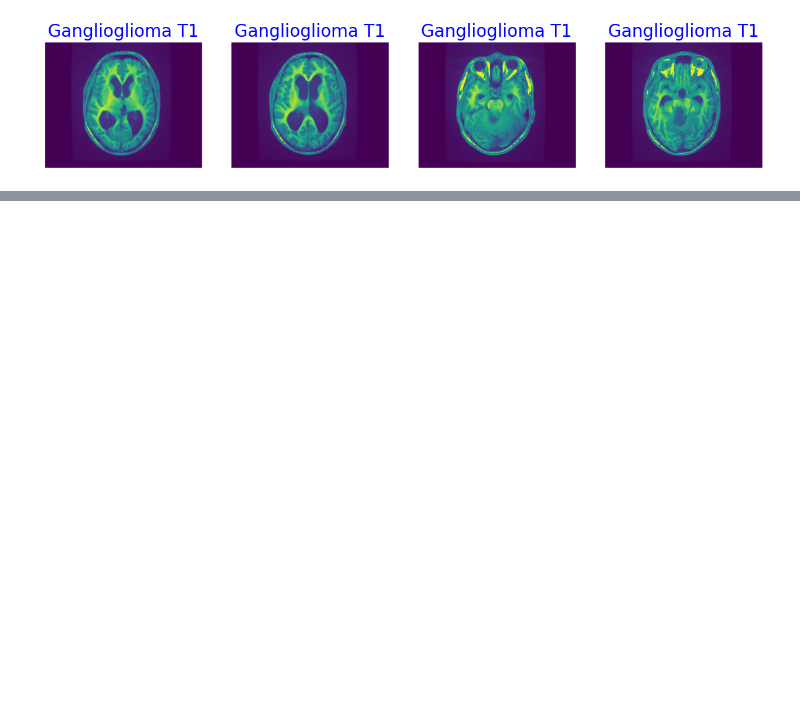
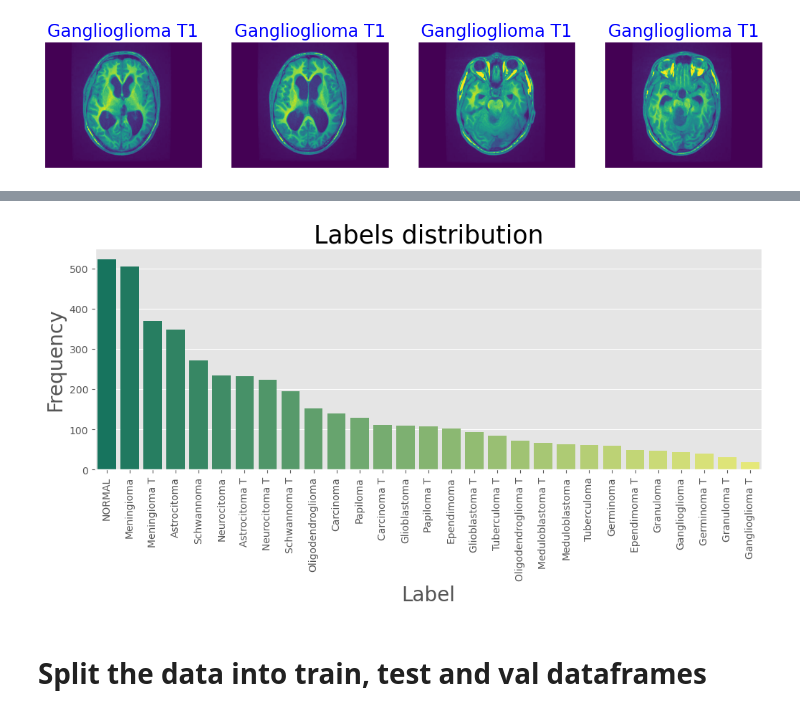
Before and after one commit to bassantmedhat/Brain_Tumor_Classification, a Jupyter notebook: Model.ipynb, the cells around one changed output, grey strips where cells are left out. Cells and saved outputs as stored; diff of their text form; code cells hidden in the pictures; blank space fills up the shorter version.

```diff
--- a/Model.ipynb
+++ b/Model.ipynb
@@ -25,6 +26,5 @@ from tensorflow.keras import regularizers
 # **Define Data Path**
 # %%
 dir = 'data'   # rename the dir name with your directory dataset location
-path = "D:\GP\Brain_Tumot_Segmentation\data"
 # %%
 def get_class_name():
@@ -75,0 +175,2 @@ plot_class(classes[9])
+# %%
+data_df = main(dir)
@@ -75,0 +213,18 @@ plot_class(classes[9])
+# %%
+def count_plot(x, title, xlabel, ylabel, width, length, order = None, rotation=False, palette='winter'):
+    plt.figure(figsize=(width,length))
+    sns.countplot(x = x, palette=palette, order = order)
+    plt.title(title, fontsize=25)
+    if rotation:
+        plt.xticks(rotation = 'vertical')
+    plt.xlabel(xlabel, fontsize=20)
+    plt.ylabel(ylabel, fontsize=20)
+    plt.show()
+# %%
+x = data_df['label']
+order = x.value_counts().index
+count_plot(x, "Labels distribution", "Label", 'Frequency', 12,4, rotation = True, order=order, palette='summer')
+# %% [output]
+[figure, added]
+# %% [markdown]
+# **Split the data into train, test and val dataframes**
```
Also changed, not shown: parts of 39 cells of this notebook.
